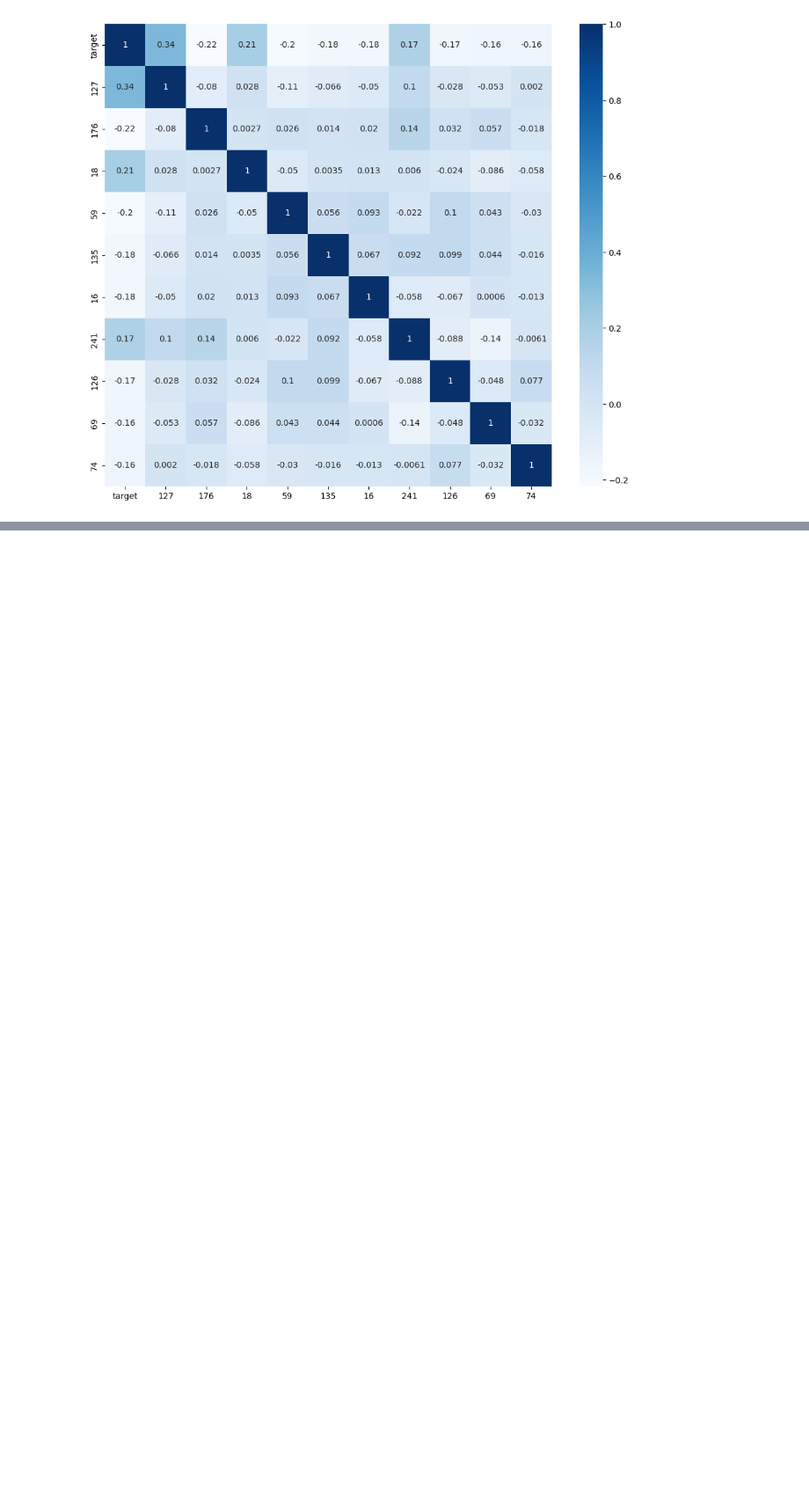
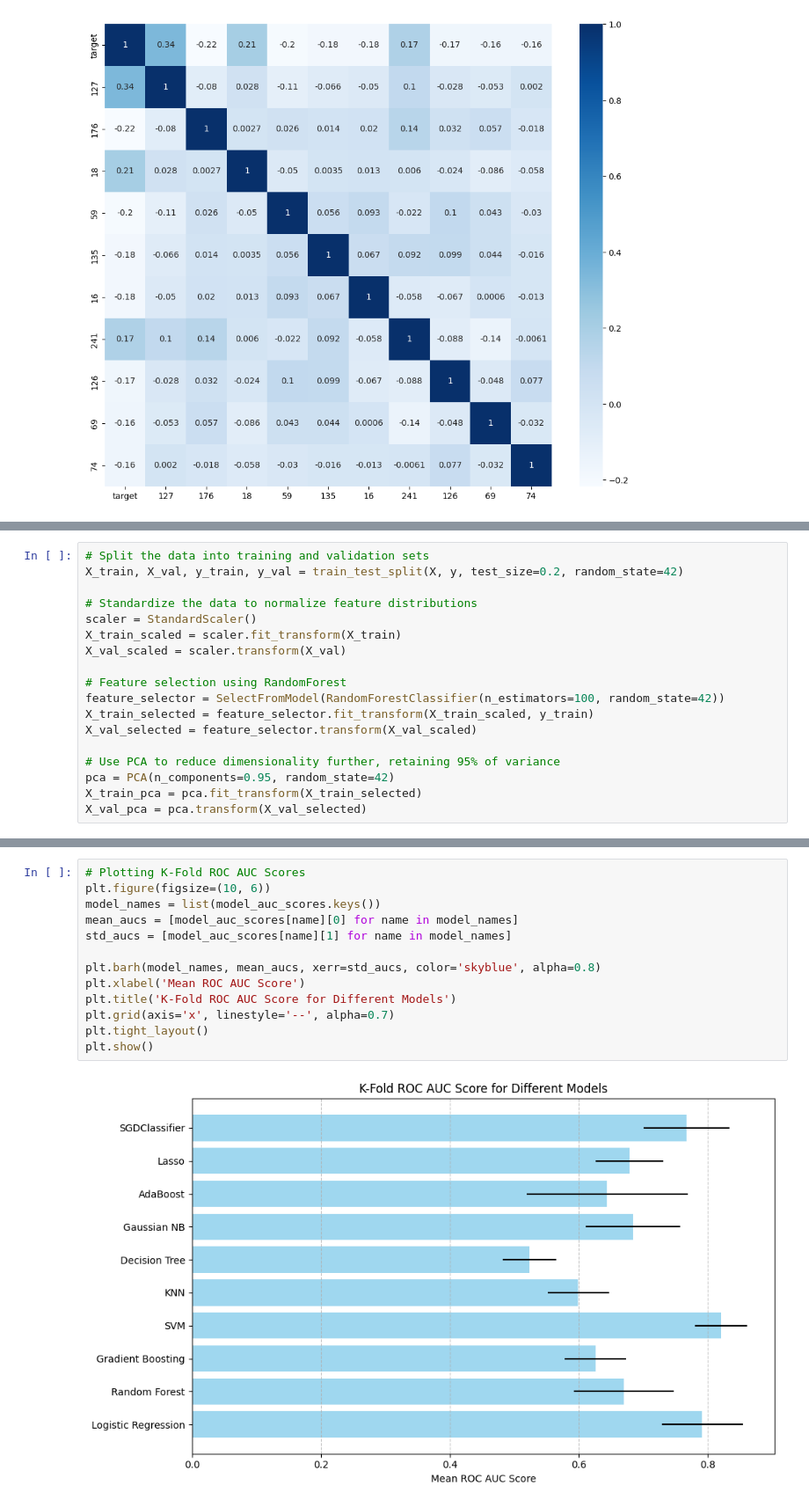
Before and after one commit to zoezhousy/COMP4432_Kaggle_Dont_Overfit_II, a Jupyter notebook: comp4432-dont-overfit-ii.ipynb, the cells around one changed output, grey strips where cells are left out. Shown at 88% size. Drawn from its saved outputs; the diff is of its cells as text; blank space fills up the shorter version.

Commit message:
Kaggle Notebook | COMP4432_dont_overfit_ii | Version 2 - Training dataset model performance

```diff
--- a/comp4432-dont-overfit-ii.ipynb
+++ b/comp4432-dont-overfit-ii.ipynb
@@ -227,0 +250,18 @@ plt.show()
+# %%
+# Split the data into training and validation sets
+X_train, X_val, y_train, y_val = train_test_split(X, y, test_size=0.2, random_state=42)
+
+# Standardize the data to normalize feature distributions
+scaler = StandardScaler()
+X_train_scaled = scaler.fit_transform(X_train)
+X_val_scaled = scaler.transform(X_val)
+
+# Feature selection using RandomForest
+feature_selector = SelectFromModel(RandomForestClassifier(n_estimators=100, random_state=42))
+X_train_selected = feature_selector.fit_transform(X_train_scaled, y_train)
+X_val_selected = feature_selector.transform(X_val_scaled)
+
+# Use PCA to reduce dimensionality further, retaining 95% of variance
+pca = PCA(n_components=0.95, random_state=42)
+X_train_pca = pca.fit_transform(X_train_selected)
+X_val_pca = pca.transform(X_val_selected)
@@ -227,0 +329,15 @@ plt.show()
+# %%
+# Plotting K-Fold ROC AUC Scores
+plt.figure(figsize=(10, 6))
+model_names = list(model_auc_scores.keys())
+mean_aucs = [model_auc_scores[name][0] for name in model_names]
+std_aucs = [model_auc_scores[name][1] for name in model_names]
+
+plt.barh(model_names, mean_aucs, xerr=std_aucs, color='skyblue', alpha=0.8)
+plt.xlabel('Mean ROC AUC Score')
+plt.title('K-Fold ROC AUC Score for Different Models')
+plt.grid(axis='x', linestyle='--', alpha=0.7)
+plt.tight_layout()
+plt.show()
+# %% [output]
+[figure, added]
```
Also changed, not shown: parts of 30 cells of this notebook.
